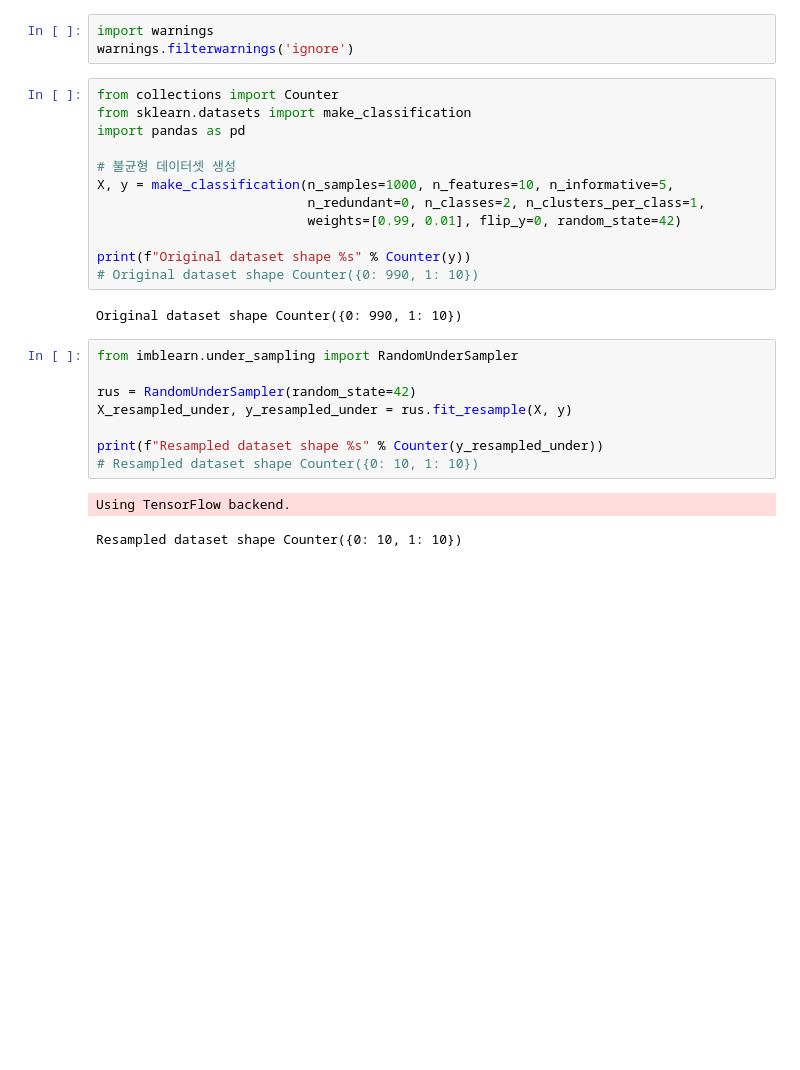
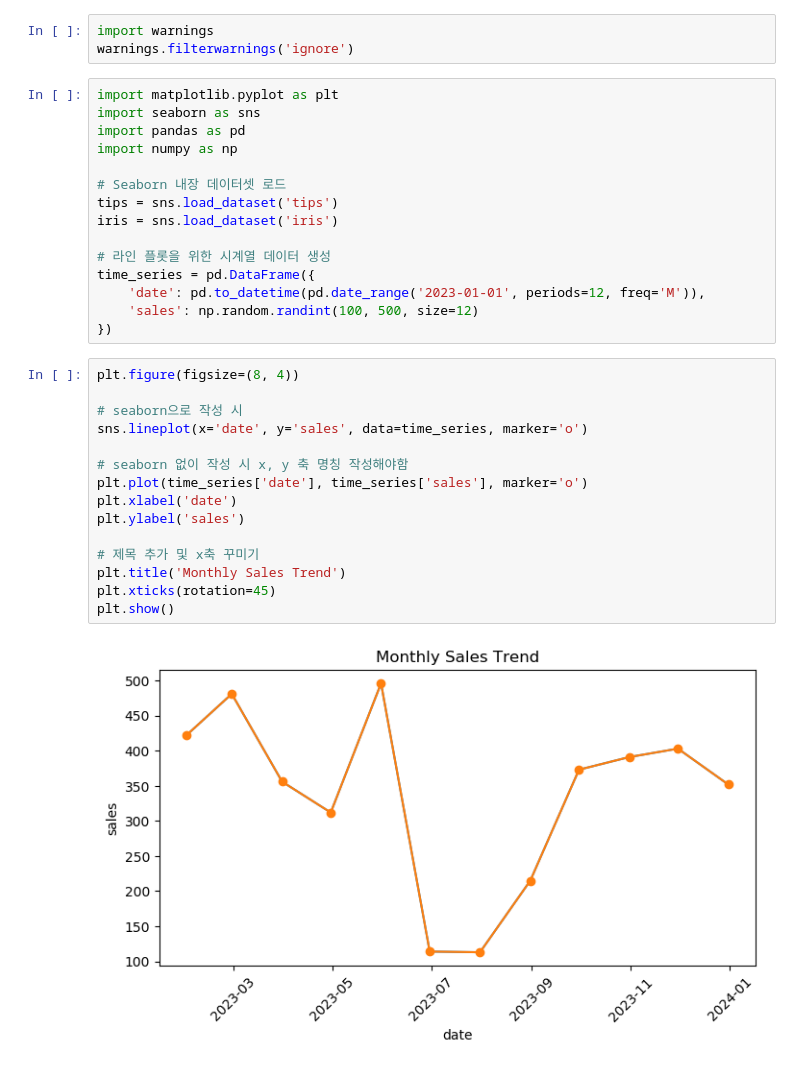
Before and after one commit to kangspa/ADP-study, a Jupyter notebook: PracticeTest/practice.ipynb, the cells around one changed output. Drawn from its saved outputs; the diff is of its cells as text; blank space fills up the shorter version.

```diff
--- a/PracticeTest/practice.ipynb
+++ b/PracticeTest/practice.ipynb
@@ -2,28 +2,35 @@
 import warnings
 warnings.filterwarnings('ignore')
 # %%
-from collections import Counter
-from sklearn.datasets import make_classification
+import matplotlib.pyplot as plt
+import seaborn as sns
 import pandas as pd
+import numpy as np
 
-# 불균형 데이터셋 생성
-X, y = make_classification(n_samples=1000, n_features=10, n_informative=5,
-                           n_redundant=0, n_classes=2, n_clusters_per_class=1,
-                           weights=[0.99, 0.01], flip_y=0, random_state=42)
+# Seaborn 내장 데이터셋 로드
+tips = sns.load_dataset('tips')
+iris = sns.load_dataset('iris')
 
-print(f"Original dataset shape %s" % Counter(y))
-# Original dataset shape Counter({0: 990, 1: 10})
+# 라인 플롯을 위한 시계열 데이터 생성
+time_series = pd.DataFrame({
+    'date': pd.to_datetime(pd.date_range('2023-01-01', periods=12, freq='M')),
+    'sales': np.random.randint(100, 500, size=12)
+})
-# %% [output]
-Original dataset shape Counter({0: 990, 1: 10})
 # %%
-from imblearn.under_sampling import RandomUnderSampler
+plt.figure(figsize=(8, 4))
 
-rus = RandomUnderSampler(random_state=42)
-X_resampled_under, y_resampled_under = rus.fit_resample(X, y)
+# seaborn으로 작성 시
+sns.lineplot(x='date', y='sales', data=time_series, marker='o')
 
-print(f"Resampled dataset shape %s" % Counter(y_resampled_under))
-# Resampled dataset shape Counter({0: 10, 1: 10})
+# seaborn 없이 작성 시 x, y 축 명칭 작성해야함
+plt.plot(time_series['date'], time_series['sales'], marker='o')
+plt.xlabel('date')
+plt.ylabel('sales')
+
+# 제목 추가 및 x축 꾸미기
+plt.title('Monthly Sales Trend')
+plt.xticks(rotation=45)
+plt.show()
 # %% [output]
-Using TensorFlow backend.
-Resampled dataset shape Counter({0: 10, 1: 10})
+[figure, added]
 # %%
```
Also changed, not shown: parts of 13 cells of this notebook, 1 other file.
